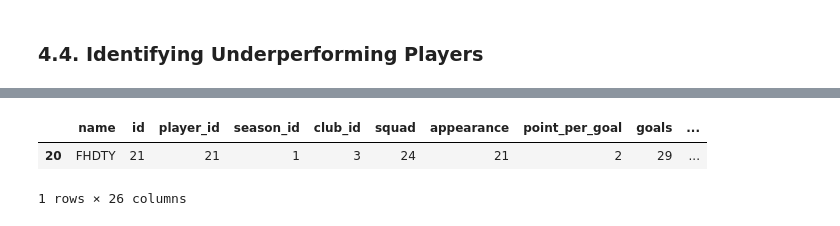
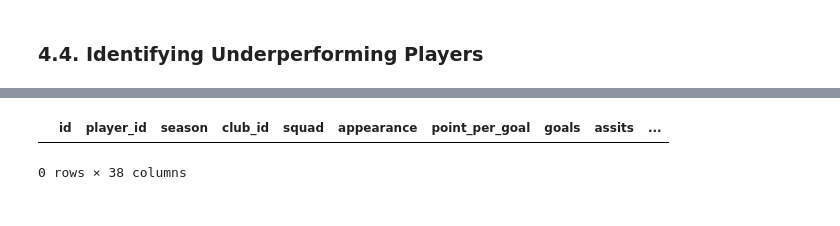
Before and after one commit to fahmani-ms/TransferMarket, a Jupyter notebook: Statistical_Analysis/Requests.ipynb, the cells around one changed output, grey strips where cells are left out. Cells and saved outputs as stored; diff of their text form; code cells hidden in the pictures.

```diff
--- a/Statistical_Analysis/Requests.ipynb
+++ b/Statistical_Analysis/Requests.ipynb
@@ -340,2 +344,8 @@ plt.show()
 # %% [markdown]
 ### 4.4. Identifying Underperforming Players
+# %%
+q4_manager = "SELECT * FROM (SELECT ps.*, c.name FROM players_season AS ps LEFT JOIN competitions c on ps.competition = c.id WHERE season = 2021) AS d1 LEFT JOIN (SELECT * FROM clubs_season cs WHERE season = 2021) AS d2 on d1.club_id = d2.club_id WHERE d2.rank = 1;"
+manager_req4 = pd.read_sql(q4_manager, con=cnx)
+manager_req4 = position_type(manager_req4, dp)
+manager_req4 = PPI(manager_req4)
+manager_req4.head()
@@ -341,0 +360,4 @@ plt.show()
+# %%
+top_leagues = ['Premier League', 'La Liga', 'Bundesliga', 'Serie A', 'Ligue 1']
+champions = manager_req4[manager_req4['name'].isin(top_leagues)].copy()
+champions
@@ -342,19 +378,14 @@ plt.show()
 # %%
-#top_leagues = ['Premier League', 'La Liga', 'Bundesliga', 'Serie A', 'Ligue 1']
-top_leagues = ['league 1 ','league 2', 'league 3']
-chamipoins = manager_req[manager_req['rank'] == 1 & manager_req['leagues'].isin(top_leagues)]
-
-q1 = chamipoins['PPI'].quantile(0.25)
-q3 = chamipoins['PPI'].quantile(0.75)
+q1 = champions['PPI'].quantile(0.25)
+q3 = champions['PPI'].quantile(0.75)
 iqr = q3 - q1
 
 lower_bound = q1 - 1.5 * iqr
 upper_bound = q3 + 1.5 * iqr
 
-outliers = chamipoins[(chamipoins['PPI'] < lower_bound) | (chamipoins['PPI'] > upper_bound)]
+outliers = champions[(champions['PPI'] < lower_bound) | (champions['PPI'] > upper_bound)]
 outliers = outliers.sort_values('PPI', ascending=False)
 outliers
 # %% [output]
-|  | name | id | player_id | season_id | club_id | squad | appearance | point_per_goal | goals | ... |
-| 20 | FHDTY | 21 | 21 | 1 | 3 | 24 | 21 | 2 | 29 | ... |
+|  | id | player_id | season | club_id | squad | appearance | point_per_goal | goals | assits | ... |
-1 rows × 26 columns
+0 rows × 38 columns
```
Also changed, not shown: parts of 14 cells of this notebook, 6 other files.
